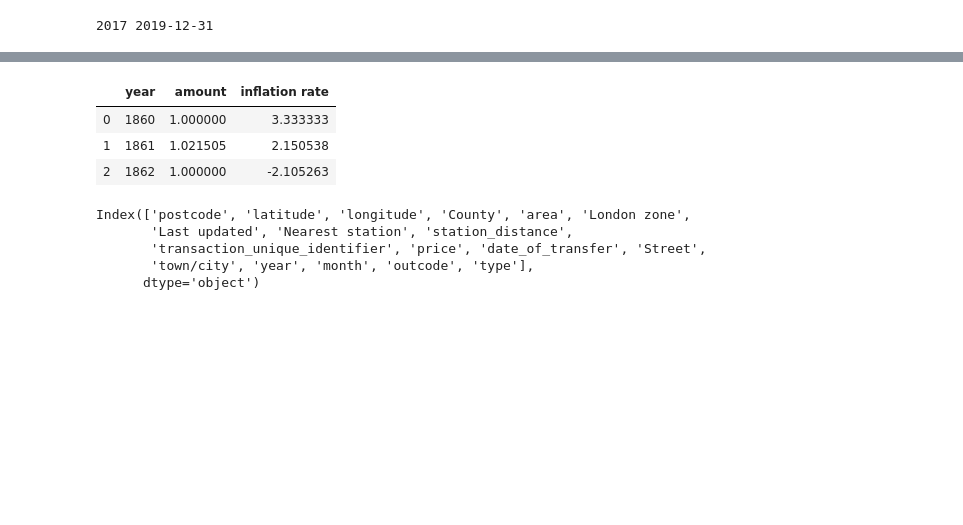
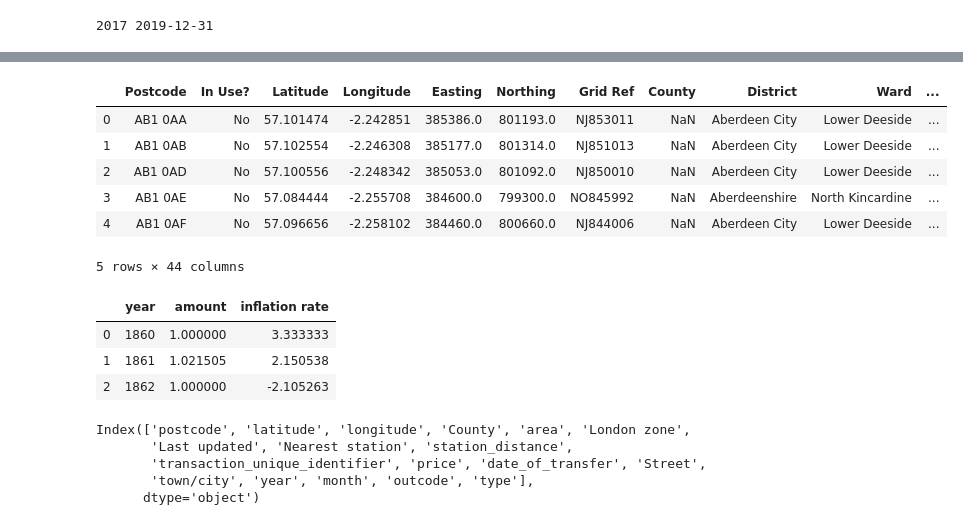
Before and after one commit to khalidhu/property_analysis, a Jupyter notebook: land_registry_data_Redbridge.ipynb, the cells around one changed output, grey strips where cells are left out. Cells and saved outputs as stored; diff of their text form; code cells hidden in the pictures; blank space fills up the shorter version.

```diff
--- a/land_registry_data_Redbridge.ipynb
+++ b/land_registry_data_Redbridge.ipynb
@@ -153,4 +152,5 @@ postcode_file = 'postcodes'
 file_directory = os.path.join(directory, postcode_file + "." + suffix)
 
 data_postcode = pd.read_csv(file_directory, low_memory=False)
+data_postcode.head()
 # %% [output]
@@ -158,3 +158,10 @@ Wall time: 26.2 s
+|  | Postcode | In Use? | Latitude | Longitude | Easting | Northing | Grid Ref | County | District | Ward | ... |
+| 0 | AB1 0AA | No | 57.101474 | -2.242851 | 385386.0 | 801193.0 | NJ853011 | NaN | Aberdeen City | Lower Deeside | ... |
+| 1 | AB1 0AB | No | 57.102554 | -2.246308 | 385177.0 | 801314.0 | NJ851013 | NaN | Aberdeen City | Lower Deeside | ... |
+| 2 | AB1 0AD | No | 57.100556 | -2.248342 | 385053.0 | 801092.0 | NJ850010 | NaN | Aberdeen City | Lower Deeside | ... |
+| 3 | AB1 0AE | No | 57.084444 | -2.255708 | 384600.0 | 799300.0 | NO845992 | NaN | Aberdeenshire | North Kincardine | ... |
+| 4 | AB1 0AF | No | 57.096656 | -2.258102 | 384460.0 | 800660.0 | NJ844006 | NaN | Aberdeen City | Lower Deeside | ... |
+5 rows × 44 columns
 # %%
 rename_columns = {'Postcode':'postcode','Latitude':'latitude','Longitude':'longitude','District':'area',\
                   'Distance to station': 'station_distance'}
```
Also changed, not shown: parts of 9 cells of this notebook.
